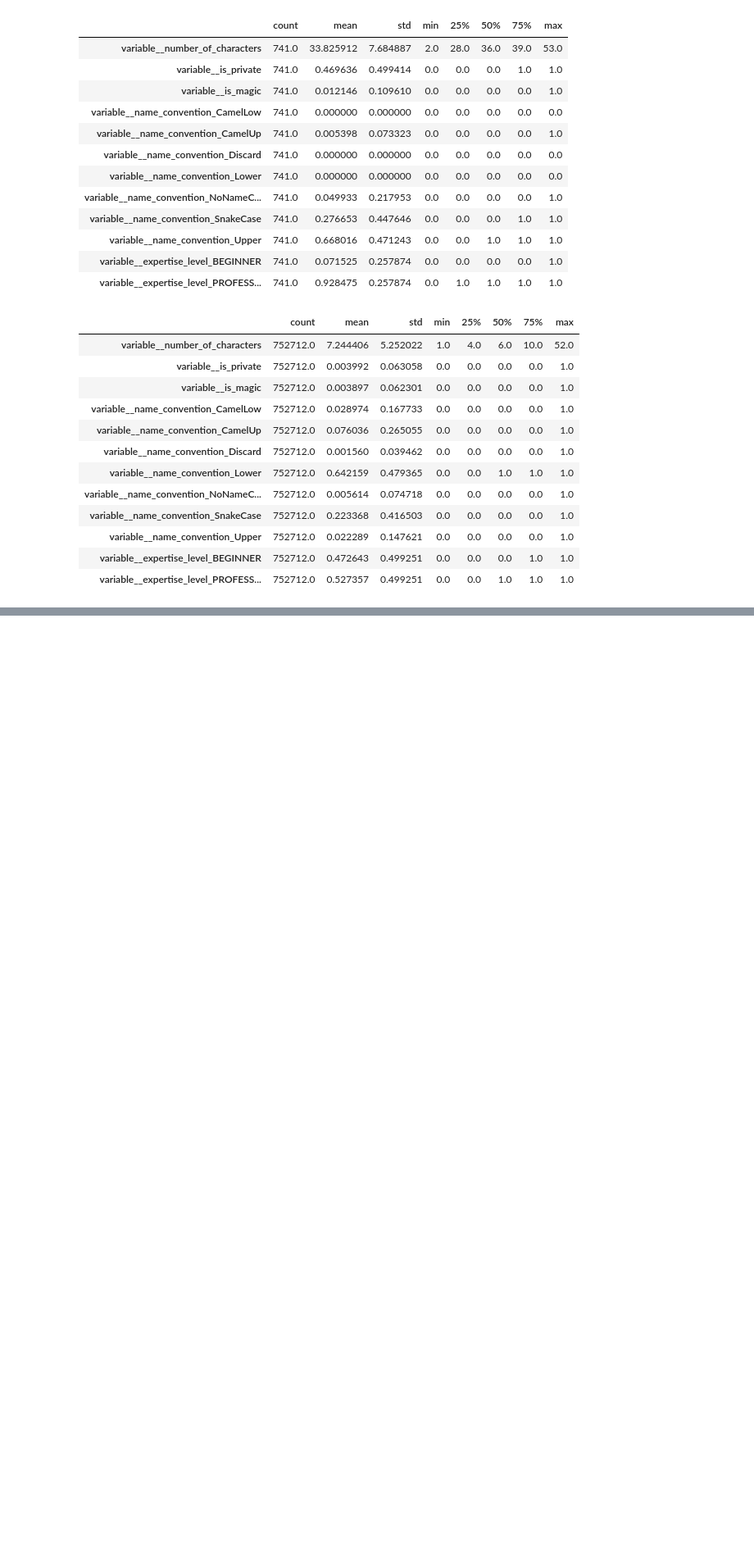
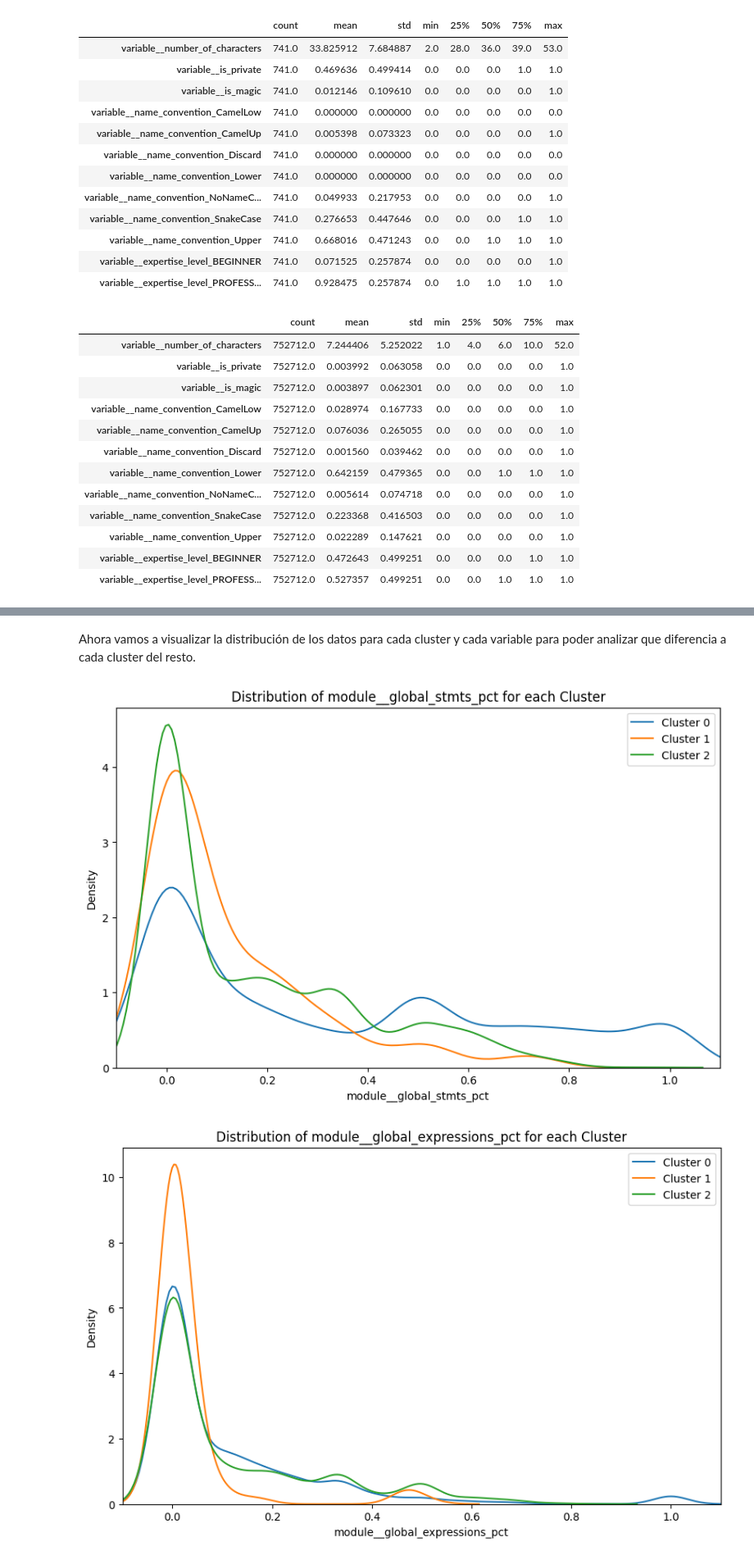
Before and after one commit to UO284262/PythonSourceCodeAnalysis, a Jupyter notebook: notebooks/14_variables.ipynb, the cells around one changed output, grey strips where cells are left out. Shown at 82% size. Saved outputs shown, nothing was run; the diff lists cells and outputs as text; code cells hidden in the pictures; blank space fills up the shorter version.

```diff
--- a/notebooks/14_variables.ipynb
+++ b/notebooks/14_variables.ipynb
@@ -413,0 +430,20 @@ np.transpose(X[~mask].describe(percentiles=[.25, .50, .75], include = ['object',
+# %% [markdown]
+Ahora vamos a visualizar la distribución de los datos para cada cluster y cada variable para poder analizar que diferencia a cada cluster del resto.
+# %%
+show_cluster_distribution_numerical(X, clusters, 3, 'module__global_stmts_pct', bins=20)
+show_cluster_distribution_numerical(X, clusters, 3, 'module__global_expressions_pct', bins=20)
+show_cluster_distribution_numerical(X, clusters, 3, 'module__number_of_classes', bins=10)
+show_cluster_distribution_numerical(X, clusters, 3, 'module__number_of_functions', bins=2)
+show_cluster_distribution_numerical(X, clusters, 3, 'module__class_defs_pct', bins=2)
+show_cluster_distribution_numerical(X, clusters, 3, 'module__function_defs_pct', bins=2)
+show_cluster_distribution_numerical(X, clusters, 3, 'module__enum_defs_pct', bins=2)
+show_cluster_distribution_numerical(X, clusters, 3, 'module__average_stmts_function_body', bins=2)
+show_cluster_distribution_numerical(X, clusters, 3, 'module__average_stmts_method_body', bins=2)
+show_cluster_distribution_numerical(X, clusters, 3, 'module__type_annotations_pct', bins=2)
+show_cluster_distribution_categorical(X, clusters, 3, 'module__name_convention')
+show_cluster_distribution_boolean(X, clusters, 3, 'module__has_doc_string')
+show_cluster_distribution_boolean(X, clusters, 3, 'module__has_entry_point')
+show_cluster_distribution_boolean(X, clusters, 3, 'module__expertise_level_PROFESSIONAL')
+# %% [output]
+[figure, added]
+[figure, added]
```
Also changed, not shown: parts of 24 cells of this notebook, 20 other files.
